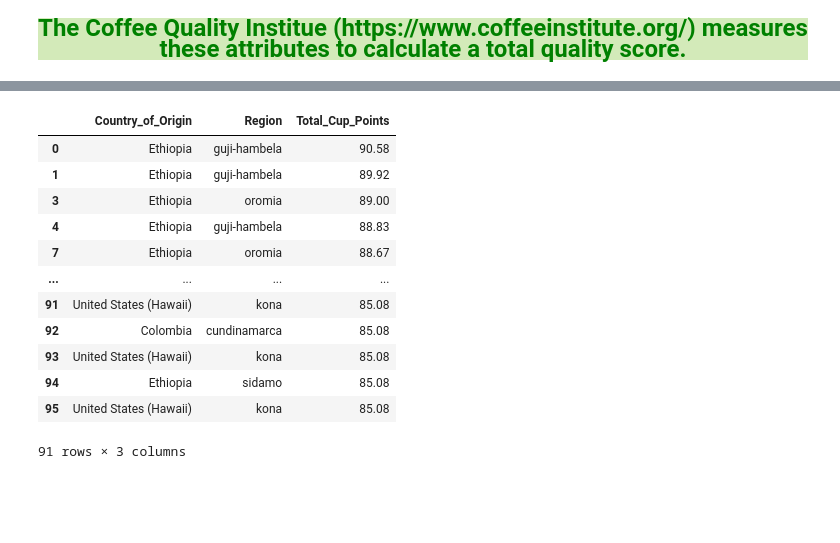
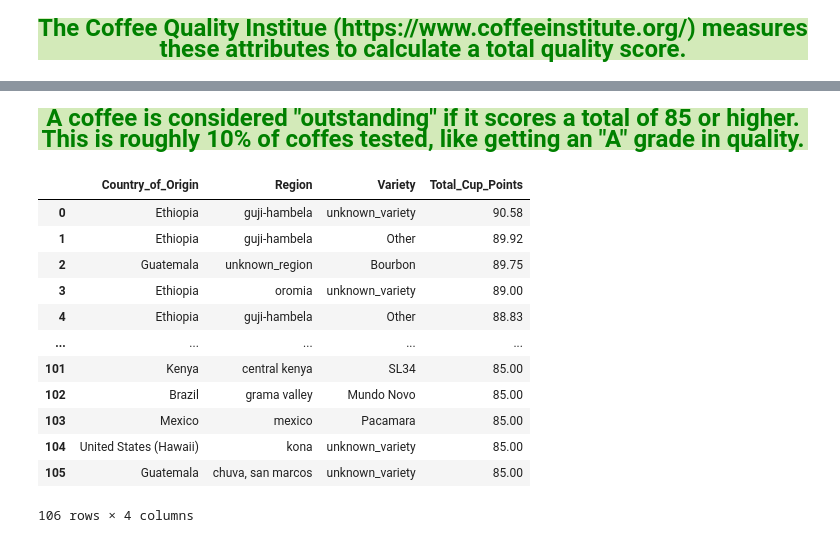
Before and after one commit to RaMcDaniel/CoffeePredictor, a Jupyter notebook: Coffee_Selector.ipynb, the cells around one changed output, grey strips where cells are left out. Cells and saved outputs as stored; diff of their text form; code cells hidden in the pictures; blank space fills up the shorter version.

```diff
--- a/Coffee_Selector.ipynb
+++ b/Coffee_Selector.ipynb
@@ -15,6 +16,4 @@ import sklearn
 import ipywidgets as widgets
 from ipywidgets import interact, interact_manual
 # %%
-df = pd.read_csv("coffee_region_and_totals.csv")
-df.dropna(inplace = True)
-df['Total_Cup_Points'] = df['Total_Cup_Points'].astype(float)
+df = pd.read_csv("coffee_region_variety_totals")
@@ -62,16 +75,18 @@ df.Region.value_counts().head(40).plot(kind="bar", color = '#5D4037');
+# %% [markdown]
+<p style="text-align: center; font-weight: bold; font-size:x-large; color:green; background-color:#D3EAB9;">A coffee is considered "outstanding" if it scores a total of 85 or higher. This is roughly 10% of coffes tested, like getting an "A" grade in quality.</p>
 # %%
-df[df['Total_Cup_Points'] > 85]
+df[df['Total_Cup_Points'] >= 85]
 # %% [output]
-|  | Country_of_Origin | Region | Total_Cup_Points |
-| 0 | Ethiopia | guji-hambela | 90.58 |
-| 1 | Ethiopia | guji-hambela | 89.92 |
-| 3 | Ethiopia | oromia | 89.00 |
-| 4 | Ethiopia | guji-hambela | 88.83 |
-| 7 | Ethiopia | oromia | 88.67 |
-| ... | ... | ... | ... |
-| 91 | United States (Hawaii) | kona | 85.08 |
-| 92 | Colombia | cundinamarca | 85.08 |
-| 93 | United States (Hawaii) | kona | 85.08 |
-| 94 | Ethiopia | sidamo | 85.08 |
-| 95 | United States (Hawaii) | kona | 85.08 |
+|  | Country_of_Origin | Region | Variety | Total_Cup_Points |
+| 0 | Ethiopia | guji-hambela | unknown_variety | 90.58 |
+| 1 | Ethiopia | guji-hambela | Other | 89.92 |
+| 2 | Guatemala | unknown_region | Bourbon | 89.75 |
+| 3 | Ethiopia | oromia | unknown_variety | 89.00 |
+| 4 | Ethiopia | guji-hambela | Other | 88.83 |
+| ... | ... | ... | ... | ... |
+| 101 | Kenya | central kenya | SL34 | 85.00 |
+| 102 | Brazil | grama valley | Mundo Novo | 85.00 |
+| 103 | Mexico | mexico | Pacamara | 85.00 |
+| 104 | United States (Hawaii) | kona | unknown_variety | 85.00 |
+| 105 | Guatemala | chuva, san marcos | unknown_variety | 85.00 |
-91 rows × 3 columns
+106 rows × 4 columns
```
Also changed, not shown: parts of 18 cells of this notebook, 3 other files.
